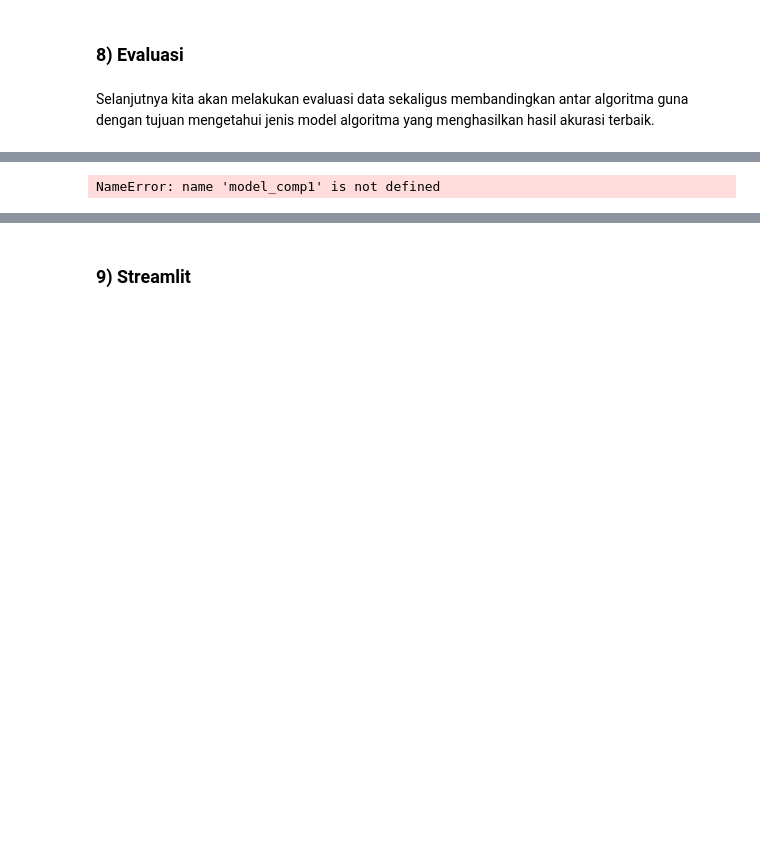
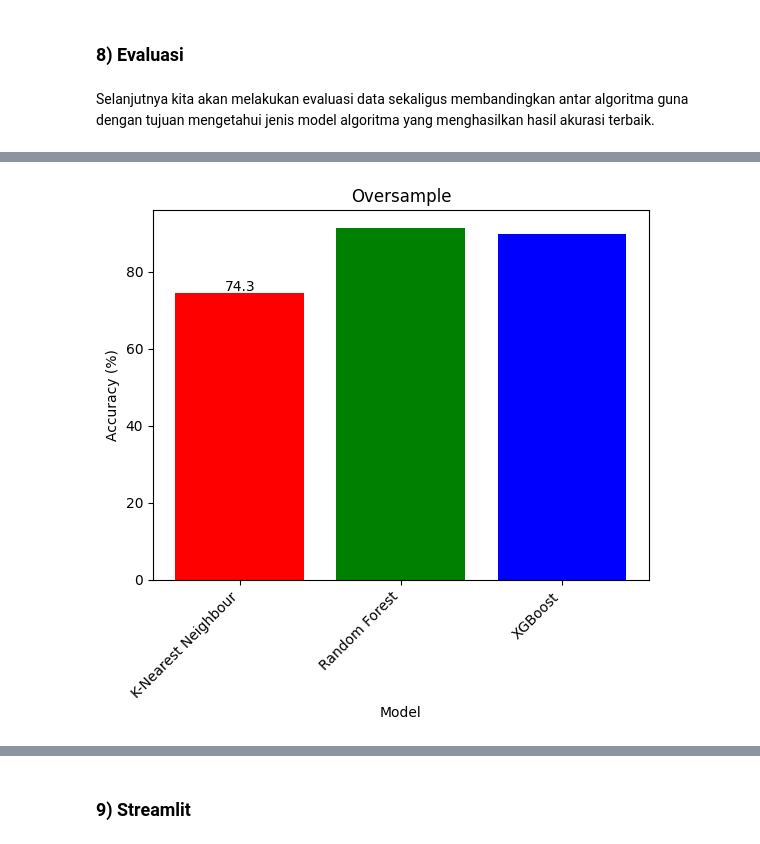
Before and after one commit to zidanzett/hearth-disease, a Jupyter notebook: main.ipynb, the cells around one changed output, grey strips where cells are left out. Drawn from its saved outputs; the diff is of its cells as text; code cells hidden in the pictures; blank space fills up the shorter version.

```diff
--- a/main.ipynb
+++ b/main.ipynb
@@ -1033,14 +1087,16 @@ NameError: name 'accuracy_xgb_smote' is not defined
 # %%
-# Membuat bar plot dengan keterangan jumlah fig, ax = plt.subplots()
+# Membuat bar plot dengan keterangan jumlah
+fig, ax = plt.subplots()
 bars = plt.bar(model_comp1['Model'], model_comp1['Accuracy'], color=['red', 'green', 'blue'])
 plt.xlabel('Model')
 plt.ylabel('Accuracy (%)')
 plt.title('Oversample')
 plt.xticks(rotation=45, ha='right') # Untuk memutar label sumbu x agar lebih mudah dibaca
 
-# Menambahkan keterangan jumlah di atas setiap bar for bar in bars:
-yval = bar.get_height()
-plt.text(bar.get_x() + bar.get_width()/2, yval, round(yval, 2), ha='center', va='bottom')
-plt.show()
+# Menambahkan keterangan jumlah di atas setiap bar
+for bar in bars:
+  yval = bar.get_height()
+  plt.text(bar.get_x() + bar.get_width()/2, yval, round(yval, 2), ha='center', va='bottom')
+  plt.show()
 # %% [output]
-NameError: name 'model_comp1' is not defined
+[figure, added]
```
Also changed, not shown: parts of 34 cells of this notebook.
